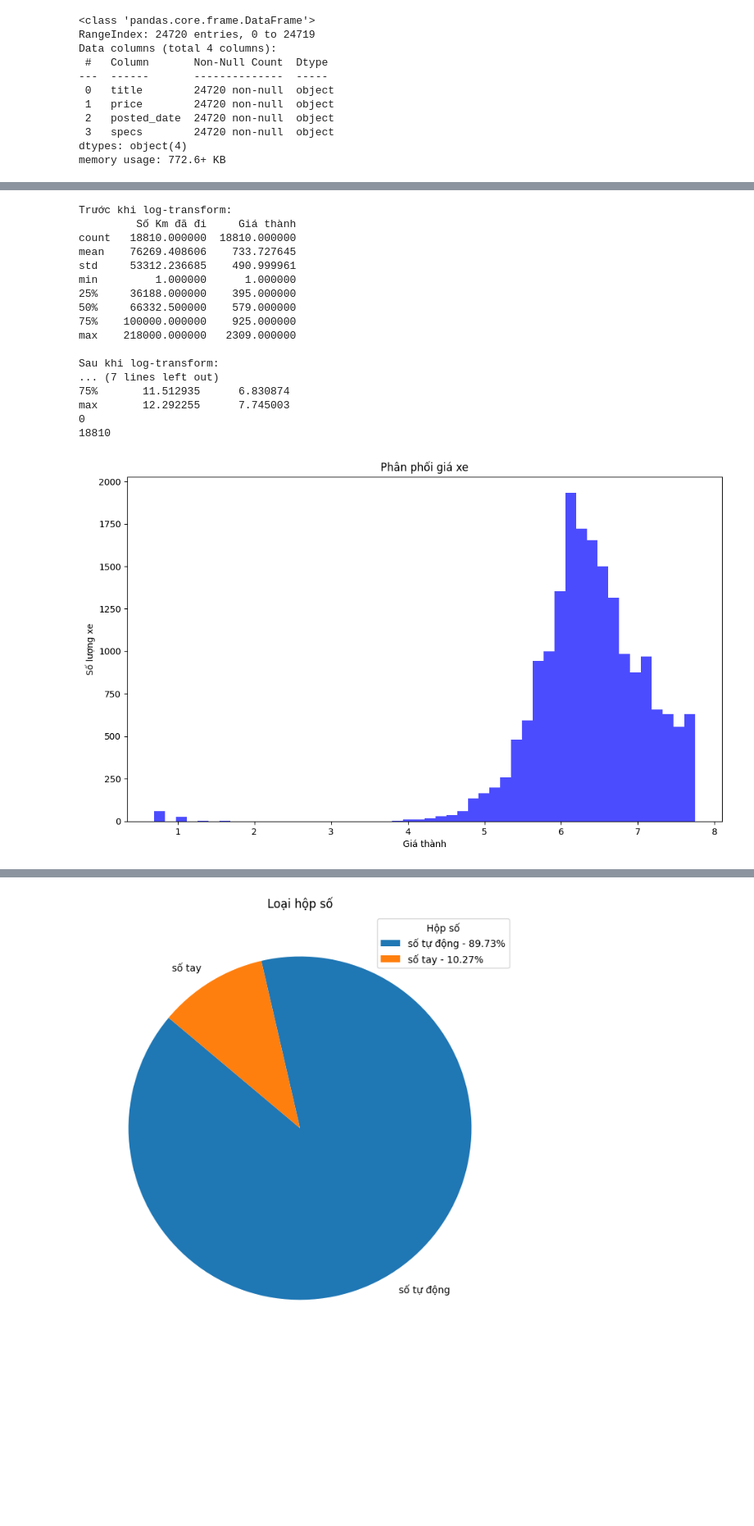
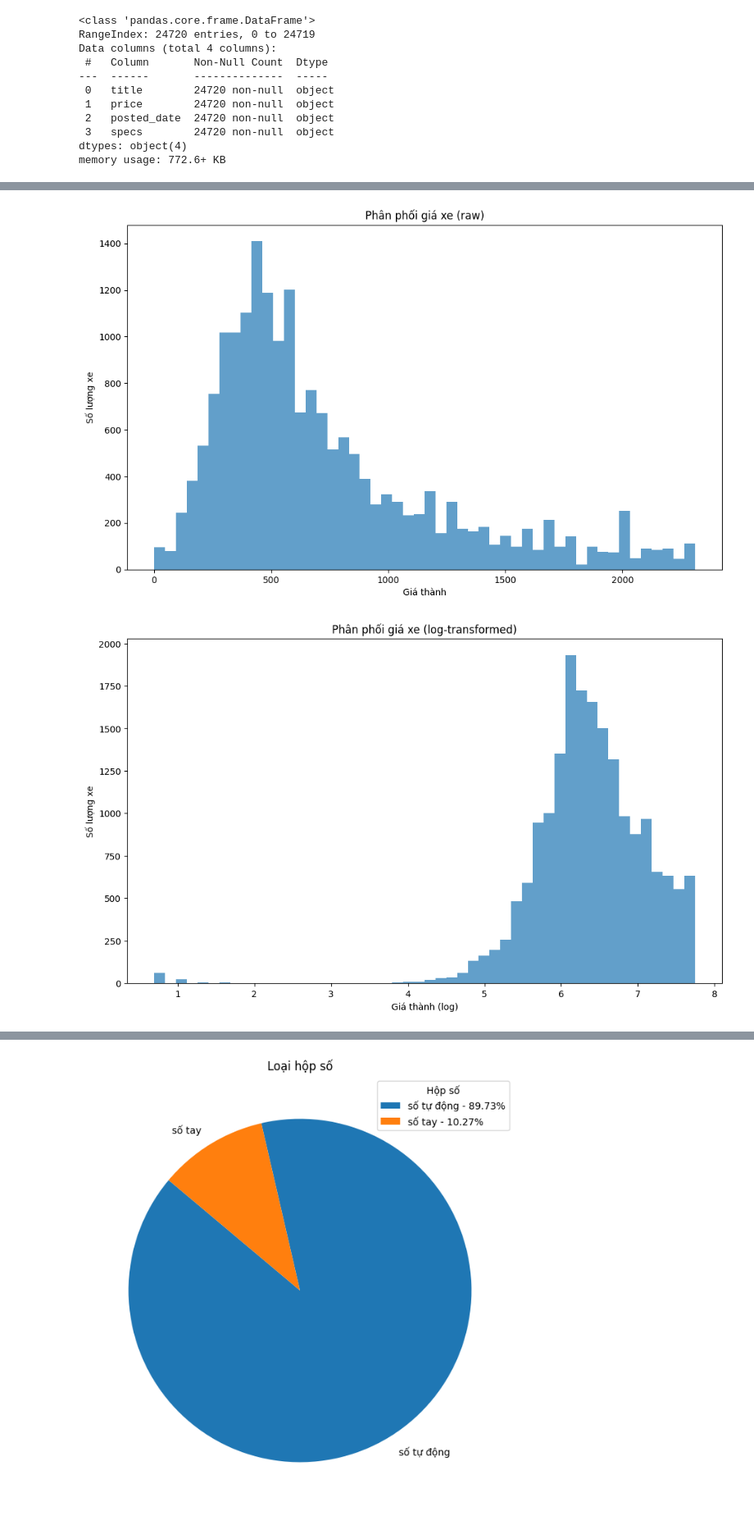
Before and after one commit to tvantoan/Data-Science-Group-10, a Jupyter notebook: BTL01 - bonbanh.com/index.ipynb, the cells around one changed output, grey strips where cells are left out. Shown at 82% size. Saved outputs shown, nothing was run; the diff lists cells and outputs as text; code cells hidden in the pictures; blank space fills up the shorter version.

```diff
--- a/BTL01 - bonbanh.com/index.ipynb
+++ b/BTL01 - bonbanh.com/index.ipynb
@@ -191,31 +216,0 @@ data_clean.head()
-# %%
-import numpy as np
-
-print("Trước khi log-transform:")
-print(data_clean[["Số Km đã đi", "Giá thành"]].describe())
-
-data_clean["Số Km đã đi"] = np.log1p(data_clean["Số Km đã đi"])
-data_clean["Giá thành"] = np.log1p(data_clean["Giá thành"])
-
-print("\nSau khi log-transform:")
-print(data_clean[["Số Km đã đi", "Giá thành"]].describe())
-print(len(data_clean[data_clean['Số Km đã đi'] == 0]))
-print(len(data_clean))
-# %% [output]
-Trước khi log-transform:
-         Số Km đã đi     Giá thành
-count   18810.000000  18810.000000
-mean    76269.408606    733.727645
-std     53312.236685    490.999961
-min         1.000000      1.000000
-25%     36188.000000    395.000000
-50%     66332.500000    579.000000
-75%    100000.000000    925.000000
-max    218000.000000   2309.000000
-
-Sau khi log-transform:
-... (7 lines left out)
-75%       11.512935      6.830874
-max       12.292255      7.745003
-0
-18810
@@ -222,11 +220,24 @@ max       12.292255      7.745003
+# %%
+data_clean_log_transformed = data_clean.copy()
+data_clean_log_transformed["Giá thành"] = np.log1p(data_clean["Giá thành"])
+data_clean_log_transformed["Số Km đã đi"] = np.log1p(data_clean["Số Km đã đi"])
+data_clean_log_transformed.head()
+data_clean_log_transformed.to_csv("data_cleaned_log_transformed.csv", index=False)
 # %%
-# vẽ biểu đồ phân phối giá
 plt.figure(figsize=(12, 7))
-plt.hist(data_clean['Giá thành'], bins=50, color='blue', alpha=0.7)
-plt.title('Phân phối giá xe')
+plt.hist(data_clean['Giá thành'], bins=50, alpha=0.7)
+plt.title('Phân phối giá xe (raw)')
 plt.xlabel('Giá thành')
 plt.ylabel('Số lượng xe')
 plt.show()
+
+plt.figure(figsize=(12, 7))
+plt.hist(data_clean_log_transformed['Giá thành'], bins=50, alpha=0.7)
+plt.title('Phân phối giá xe (log-transformed)')
+plt.xlabel('Giá thành (log)')
+plt.ylabel('Số lượng xe')
+plt.show()
 # %% [output]
-[figure, old version]
+[figure, new version]
+[figure, added]
 # %%
```
Also changed, not shown: parts of 10 cells of this notebook, 22 other files.
